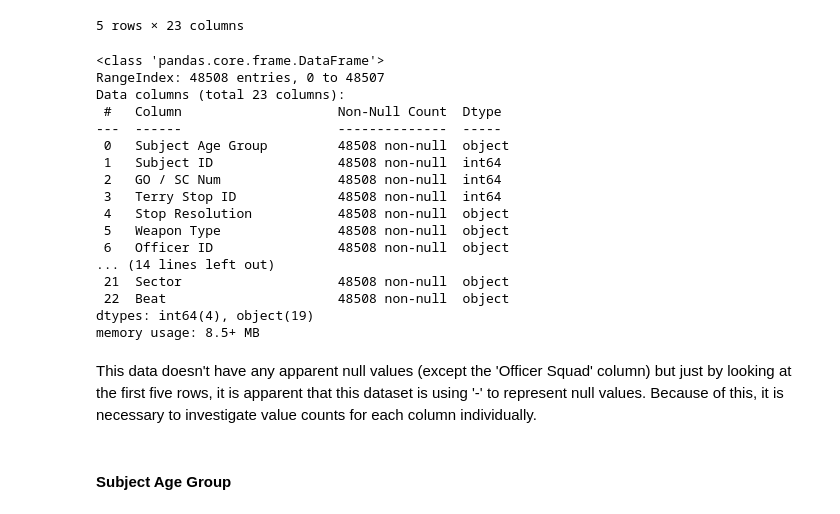
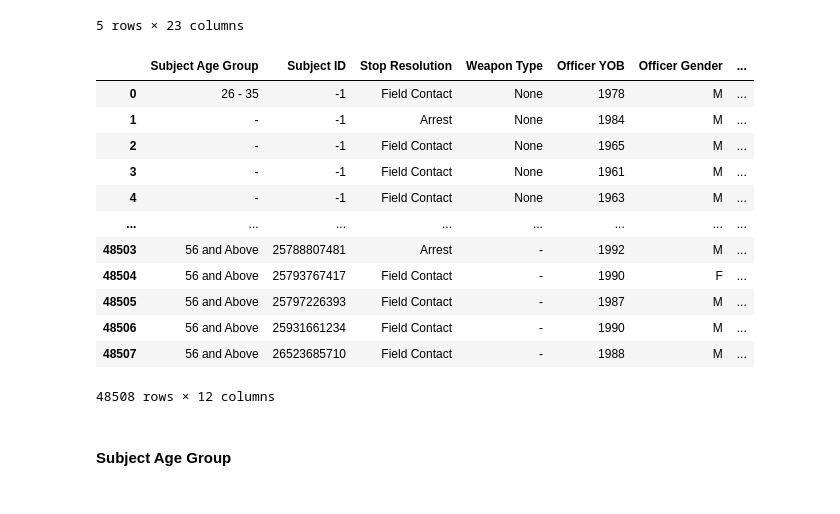
Before and after one commit to zelda4669/seattle-terry-stops, a Jupyter notebook: Data Cleaning and Feature Engineering.ipynb, the cells around one changed output. Drawn from its saved outputs; the diff is of its cells as text; code cells hidden in the pictures.

```diff
--- a/Data Cleaning and Feature Engineering.ipynb
+++ b/Data Cleaning and Feature Engineering.ipynb
@@ -13,31 +16,26 @@ df.head()
 | 3 | - | -1 | 20150000001516 | 29599 | Field Contact | None | 4844 | ... |
 | 4 | - | -1 | 20150000001670 | 32260 | Field Contact | None | 7539 | ... |
 5 rows × 23 columns
-# %%
-df.info()
-# %% [output]
-<class 'pandas.core.frame.DataFrame'>
-RangeIndex: 48508 entries, 0 to 48507
-Data columns (total 23 columns):
- #   Column                    Non-Null Count  Dtype
----  ------                    --------------  -----
- 0   Subject Age Group         48508 non-null  object
- 1   Subject ID                48508 non-null  int64
- 2   GO / SC Num               48508 non-null  int64
- 3   Terry Stop ID             48508 non-null  int64
- 4   Stop Resolution           48508 non-null  object
- 5   Weapon Type               48508 non-null  object
- 6   Officer ID                48508 non-null  object
-... (14 lines left out)
- 21  Sector                    48508 non-null  object
- 22  Beat                      48508 non-null  object
-dtypes: int64(4), object(19)
-memory usage: 8.5+ MB
-# %% [markdown]
-This data doesn't have any apparent null values (except the 'Officer Squad' column) but just by looking at the first five rows, it is apparent that this dataset is using '-' to represent null values. Because of this, it is necessary to investigate value counts for each column individually.
 # %%
-#First drop ID columns that are not useful for prediction
-df.drop(columns=['GO / SC Num', 'Terry Stop ID'], inplace=True)
+#First drop columns that are not useful for prediction
+df.drop(columns=['GO / SC Num', 'Terry Stop ID', 'Arrest Flag', 'Frisk Flag', 'Sector',
+                 'Beat', 'Officer ID', 'Reported Time', 'Initial Call Type', 'Final Call Type', 'Officer Squad'], inplace=True)
+# %%
+df
+# %% [output]
+|  | Subject Age Group | Subject ID | Stop Resolution | Weapon Type | Officer YOB | Officer Gender | ... |
+| 0 | 26 - 35 | -1 | Field Contact | None | 1978 | M | ... |
+| 1 | - | -1 | Arrest | None | 1984 | M | ... |
+| 2 | - | -1 | Field Contact | None | 1965 | M | ... |
+| 3 | - | -1 | Field Contact | None | 1961 | M | ... |
+| 4 | - | -1 | Field Contact | None | 1963 | M | ... |
+| ... | ... | ... | ... | ... | ... | ... | ... |
+| 48503 | 56 and Above | 25788807481 | Arrest | - | 1992 | M | ... |
+| 48504 | 56 and Above | 25793767417 | Field Contact | - | 1990 | F | ... |
+| 48505 | 56 and Above | 25797226393 | Field Contact | - | 1987 | M | ... |
+| 48506 | 56 and Above | 25931661234 | Field Contact | - | 1990 | M | ... |
+| 48507 | 56 and Above | 26523685710 | Field Contact | - | 1988 | M | ... |
+48508 rows × 12 columns
 # %% [markdown]
 #### Subject Age Group
 # %% [markdown]
```
Also changed, not shown: parts of 44 cells of this notebook, 5 other files.
